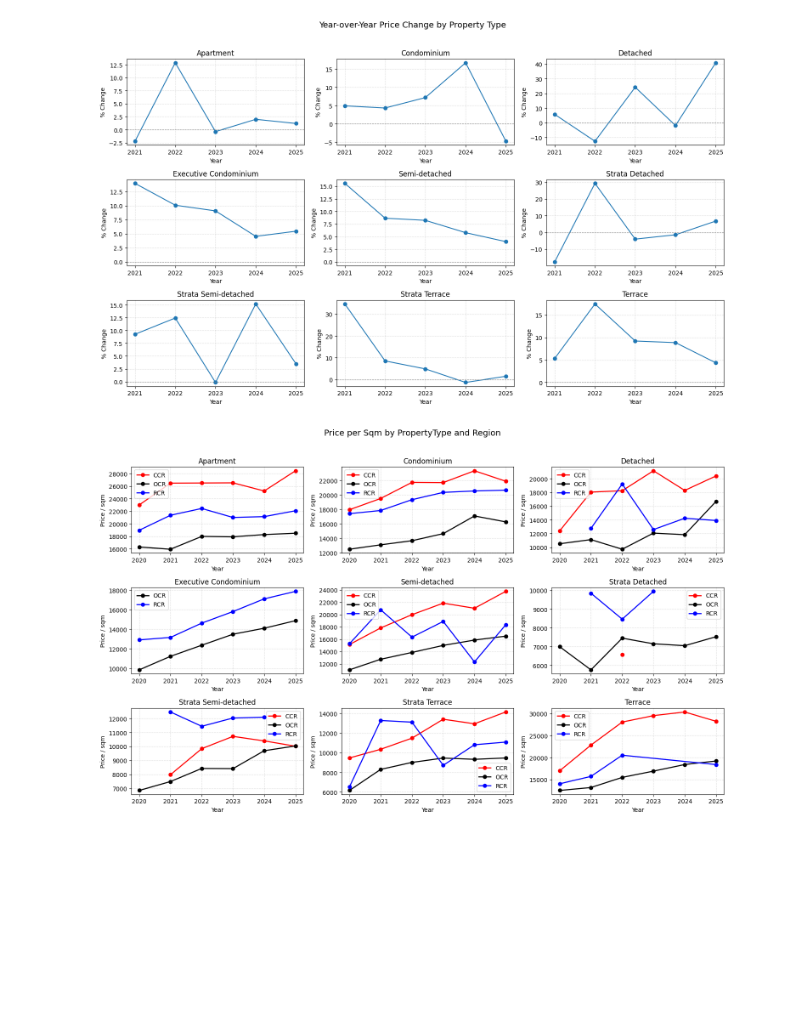
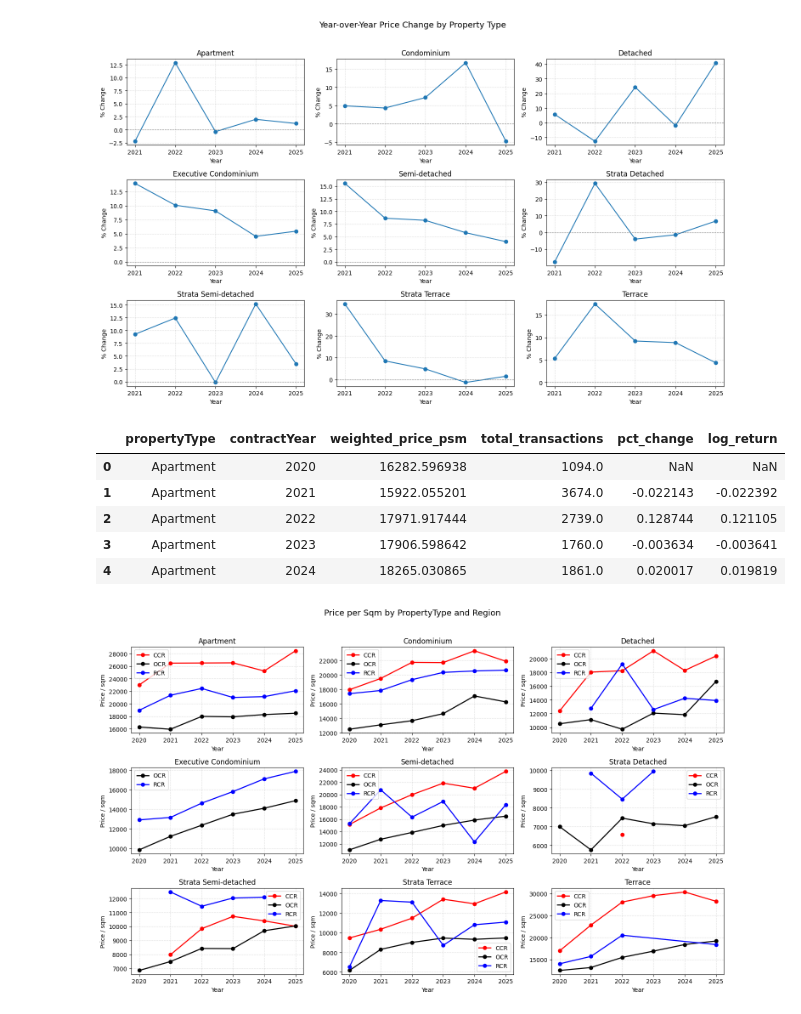
Before and after one commit to AdityaPugalia/Singapore-Housing-Price-Analysis, a Jupyter notebook: Returns_PropPrice.ipynb, the cells around one changed output. Drawn from its saved outputs; the diff is of its cells as text; code cells hidden in the pictures; blank space fills up the shorter version.

```diff
--- a/Returns_PropPrice.ipynb
+++ b/Returns_PropPrice.ipynb
@@ -469,6 +469,15 @@ plt.tight_layout()
 plt.show()
 # %% [output]
 [figure]
+# %%
+df_ocr.head()
+# %% [output]
+|  | propertyType | contractYear | weighted_price_psm | total_transactions | pct_change | log_return |
+| 0 | Apartment | 2020 | 16282.596938 | 1094.0 | NaN | NaN |
+| 1 | Apartment | 2021 | 15922.055201 | 3674.0 | -0.022143 | -0.022392 |
+| 2 | Apartment | 2022 | 17971.917444 | 2739.0 | 0.128744 | 0.121105 |
+| 3 | Apartment | 2023 | 17906.598642 | 1760.0 | -0.003634 | -0.003641 |
+| 4 | Apartment | 2024 | 18265.030865 | 1861.0 | 0.020017 | 0.019819 |
 # %%
 # Define fixed colors for each region
 region_colors = {
```
Also changed, not shown: parts of 7 cells of this notebook, 1 other file.
